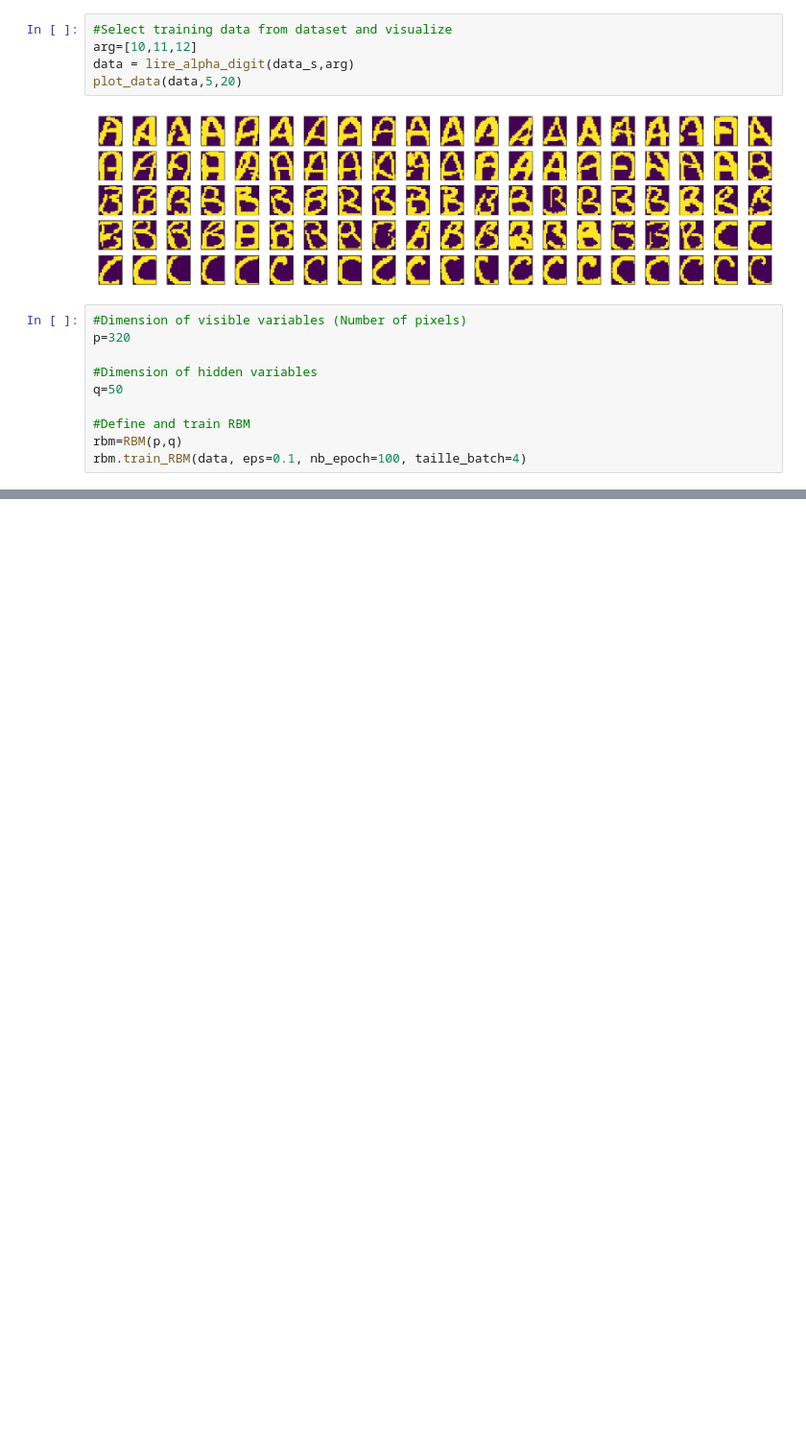
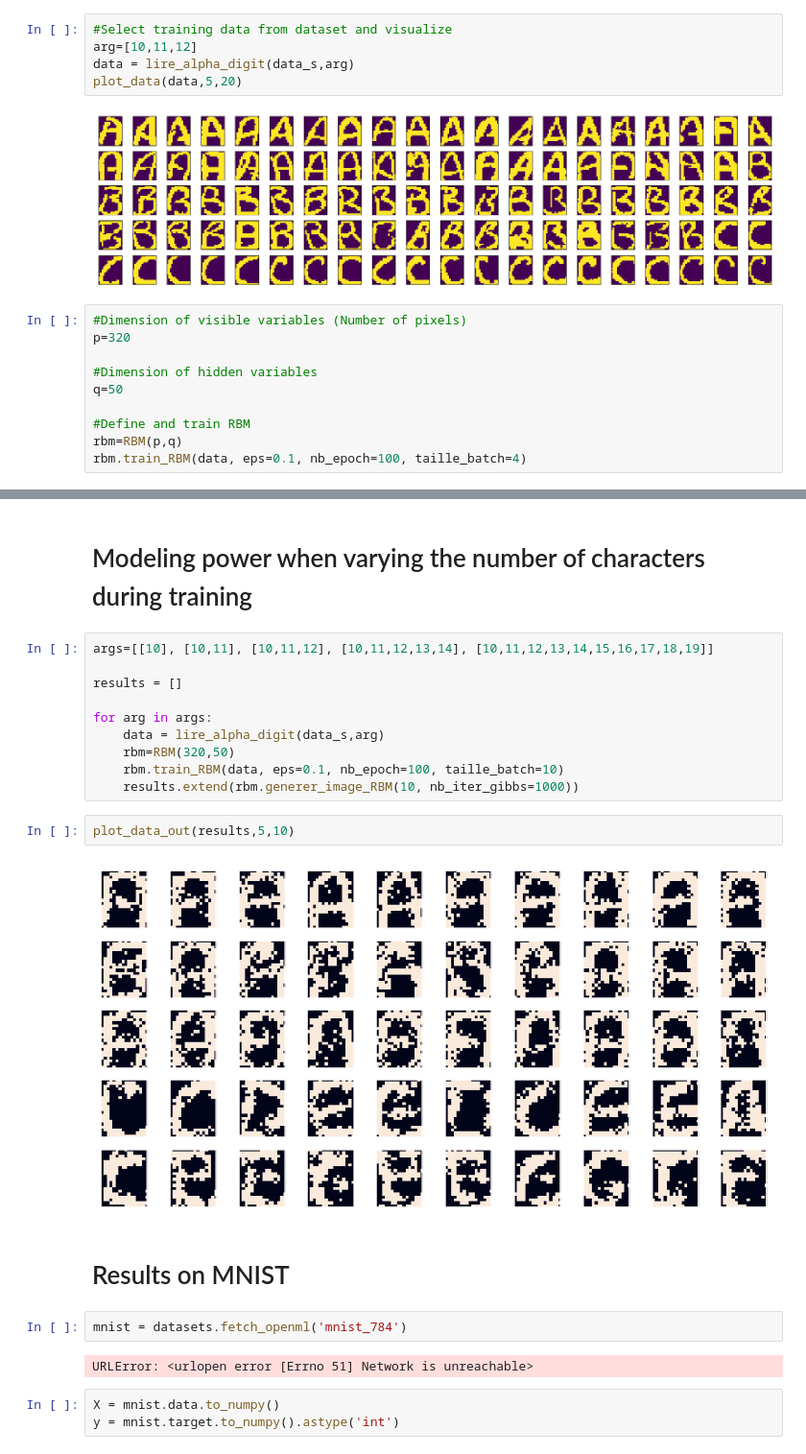
Before and after one commit to pmorelr/RBM, a Jupyter notebook: results.ipynb, the cells around one changed output, grey strips where cells are left out. Shown: that part at 96% size. Cells and saved outputs as stored; diff of their text form; blank space fills up the shorter version.

```diff
--- a/results.ipynb
+++ b/results.ipynb
@@ -87,0 +155,25 @@ plot_data_out(data_gen,5,20)
+# %% [markdown]
+# Modeling power when varying the number of characters during training
+# %%
+args=[[10], [10,11], [10,11,12], [10,11,12,13,14], [10,11,12,13,14,15,16,17,18,19]]
+
+results = []
+
+for arg in args:
+    data = lire_alpha_digit(data_s,arg)
+    rbm=RBM(320,50)
+    rbm.train_RBM(data, eps=0.1, nb_epoch=100, taille_batch=10)
+    results.extend(rbm.generer_image_RBM(10, nb_iter_gibbs=1000))
+# %%
+plot_data_out(results,5,10)
+# %% [output]
+[figure, added]
+# %% [markdown]
+# Results on MNIST
+# %%
+mnist = datasets.fetch_openml('mnist_784')
+# %% [output]
+URLError: <urlopen error [Errno 51] Network is unreachable>
+# %%
+X = mnist.data.to_numpy()
+y = mnist.target.to_numpy().astype('int')
```
Also changed, not shown: parts of 9 cells of this notebook.
